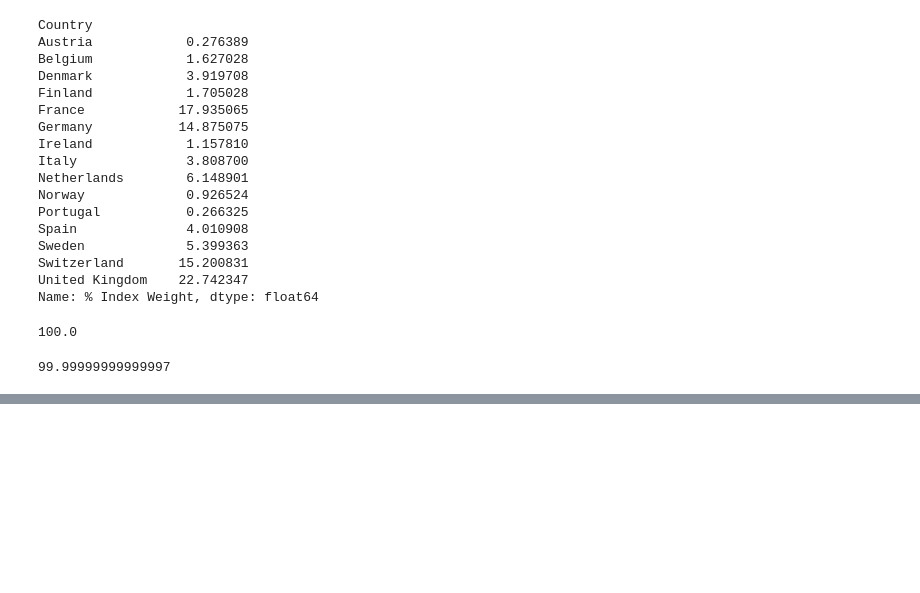
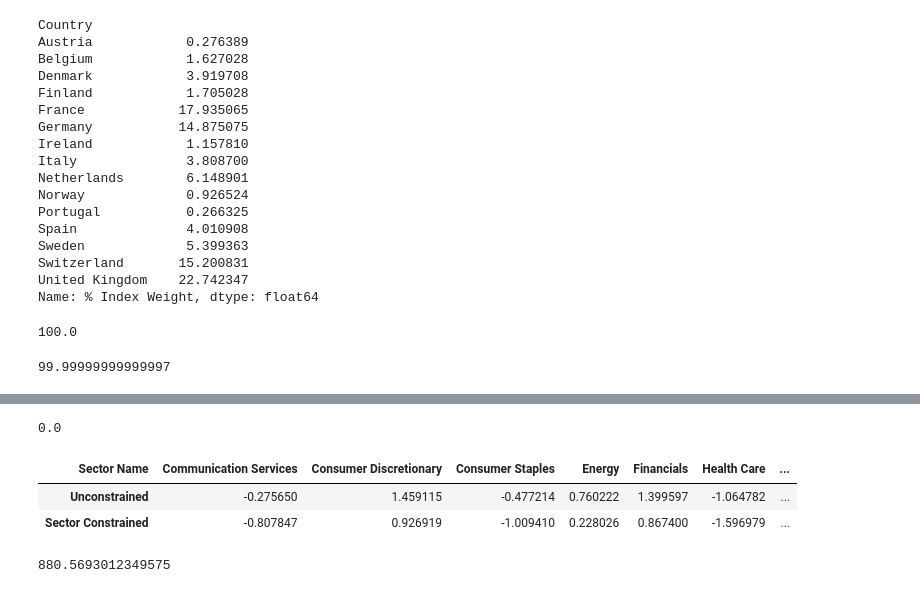
Before and after one commit to faisfabio83/custom_risk_model, a Jupyter notebook: Country-Sector Risk Model.ipynb, the cells around one changed output, grey strips where cells are left out. Saved outputs shown, nothing was run; the diff lists cells and outputs as text; code cells hidden in the pictures; blank space fills up the shorter version.

```diff
--- a/Country-Sector Risk Model.ipynb
+++ b/Country-Sector Risk Model.ipynb
@@ -185,0 +285,38 @@ sector_weights.sum()
+# %%
+# Check Constraint
+
+sector_weights / 100 @ x_sector_zero[1:].value
+# %% [output]
+0.0
+# %%
+# Summary
+
+pd.DataFrame([x_sector.value, x_sector_zero.value[1:]],
+             columns = sector_weights.index, index = ["Unconstrained", "Sector Constrained"])
+# %% [output]
+| Sector Name | Communication Services | Consumer Discretionary | Consumer Staples | Energy | Financials | Health Care | ... |
+| Unconstrained | -0.275650 | 1.459115 | -0.477214 | 0.760222 | 1.399597 | -1.064782 | ... |
+| Sector Constrained | -0.807847 | 0.926919 | -1.009410 | 0.228026 | 0.867400 | -1.596979 | ... |
+# %%
+# Model 3: Constrained (Sector & Country dummies plus Intercept) s.t. sum sector_weight * x = 0 & sum country_weight * x = 0
+
+# Set Constraints and add intercept
+
+intercept.column = ['Intercept']
+c_dummies = pd.get_dummies(df[['Country']]); c_dummies.index = df['Symbol']
+
+A_sector_country = intercept.join(s_dummies).join(c_dummies)
+
+x_sector_country_zero = cp.Variable(A_sector_country.shape[1])
+
+sector_zero = cp.sum(np.ndarray(shape = (s_dummies.shape[1], 1), buffer = sector_weights.values).T / 100 @ x_sector_country_zero[1:s_dummies.shape[1]+1]) == 0
+country_zero = cp.sum(np.ndarray(shape = (c_dummies.shape[1], 1), buffer = country_weights.values).T / 100 @ x_sector_country_zero[s_dummies.shape[1]+1:]) == 0
+
+# sw_mod = pd.Series([0.0], index = ["Intercept"]).append(sector_weights)
+# sector_zero = cp.sum(sw_mod / 100 @ x_sector_zero.value) == 0
+
+cost = cp.sum_squares( A_sector_country.values @ x_sector_country_zero - y )
+prob_sector_country_zero = cp.Problem(cp.Minimize(cost), [ sector_zero, country_zero ])
+prob_sector_country_zero.solve()
+# %% [output]
+880.5693012349575
```
Also changed, not shown: parts of 16 cells of this notebook.
